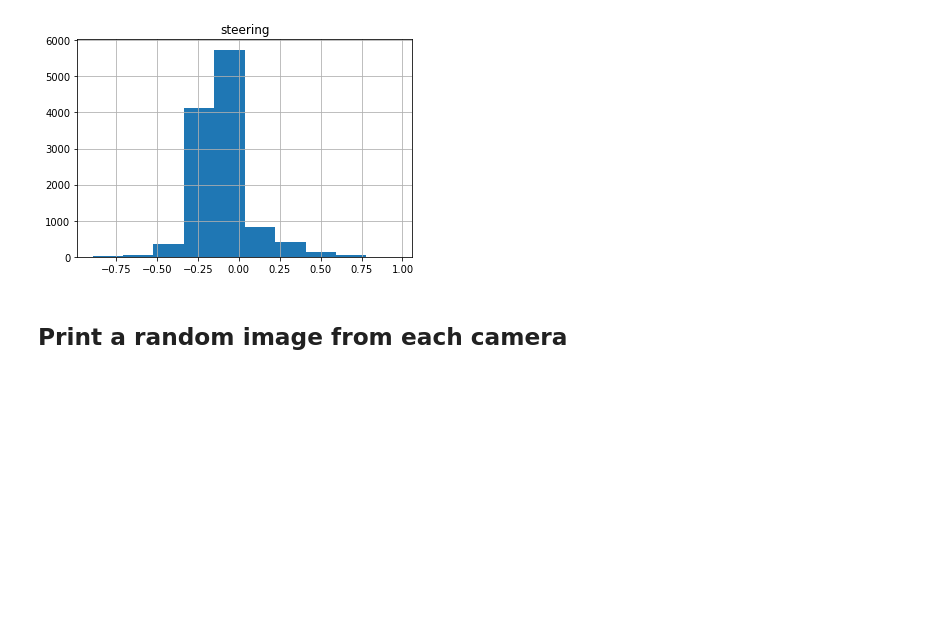
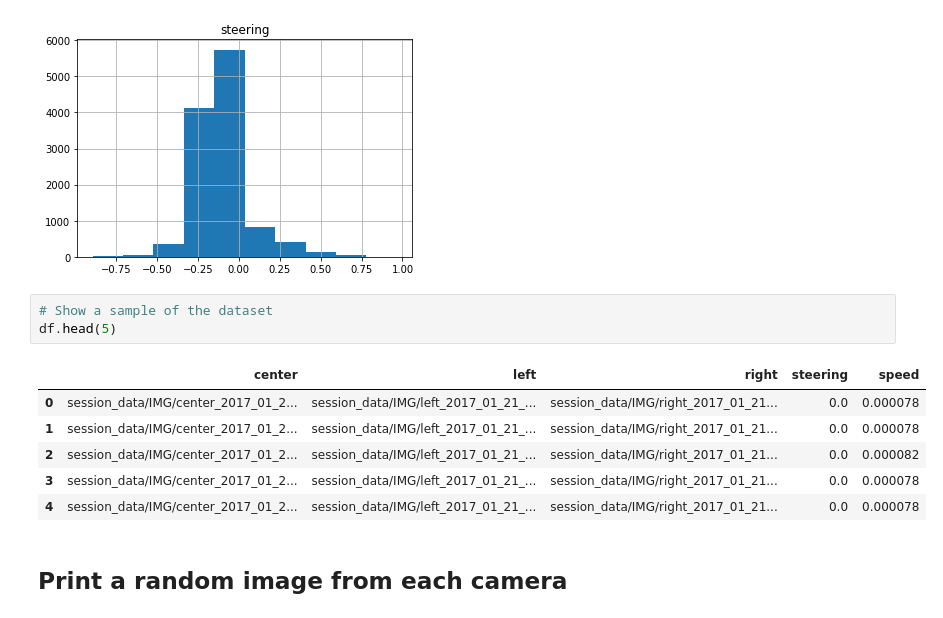
Before and after one commit to js1972/self-driving-car, a Jupyter notebook: self-driving-car.ipynb, the cells around one changed output. Cells and saved outputs as stored; diff of their text form; blank space fills up the shorter version.

```diff
--- a/self-driving-car.ipynb
+++ b/self-driving-car.ipynb
@@ -53,6 +55,16 @@ df_no_zeros.hist(column="steering")
 # %% [output]
 array([[<matplotlib.axes._subplots.AxesSubplot object at 0x...>]], dtype=object)
 [figure]
+# %%
+# Show a sample of the dataset
+df.head(5)
+# %% [output]
+|  | center | left | right | steering | speed |
+| 0 | session_data/IMG/center_2017_01_2... | session_data/IMG/left_2017_01_21_... | session_data/IMG/right_2017_01_21... | 0.0 | 0.000078 |
+| 1 | session_data/IMG/center_2017_01_2... | session_data/IMG/left_2017_01_21_... | session_data/IMG/right_2017_01_21... | 0.0 | 0.000078 |
+| 2 | session_data/IMG/center_2017_01_2... | session_data/IMG/left_2017_01_21_... | session_data/IMG/right_2017_01_21... | 0.0 | 0.000082 |
+| 3 | session_data/IMG/center_2017_01_2... | session_data/IMG/left_2017_01_21_... | session_data/IMG/right_2017_01_21... | 0.0 | 0.000078 |
+| 4 | session_data/IMG/center_2017_01_2... | session_data/IMG/left_2017_01_21_... | session_data/IMG/right_2017_01_21... | 0.0 | 0.000078 |
 # %% [markdown]
 ## Print a random image from each camera
 # %%
```
Also changed, not shown: parts of 8 cells of this notebook, 2 other files.
